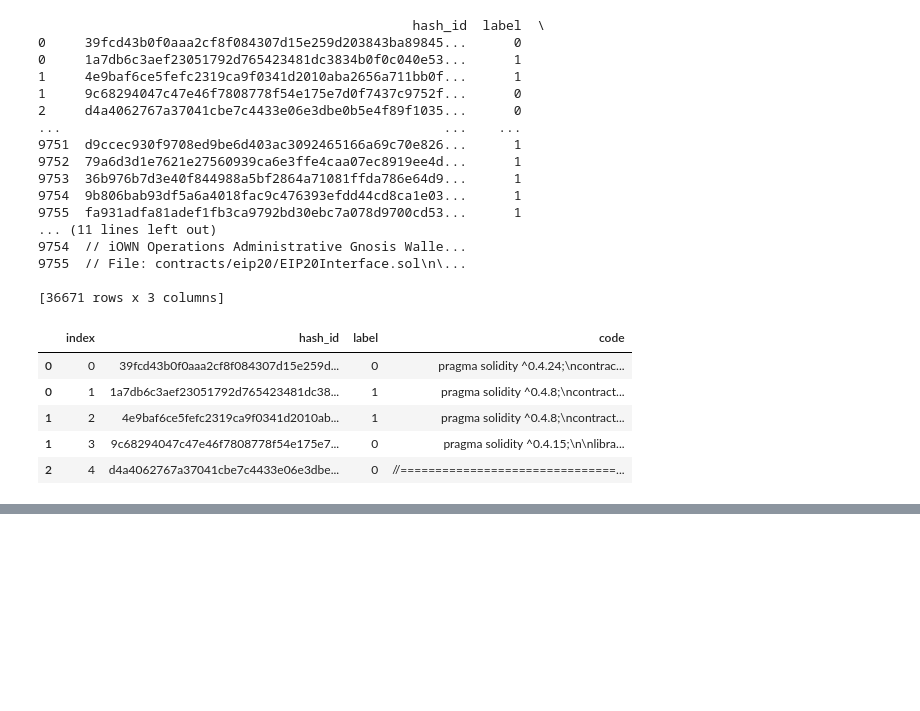
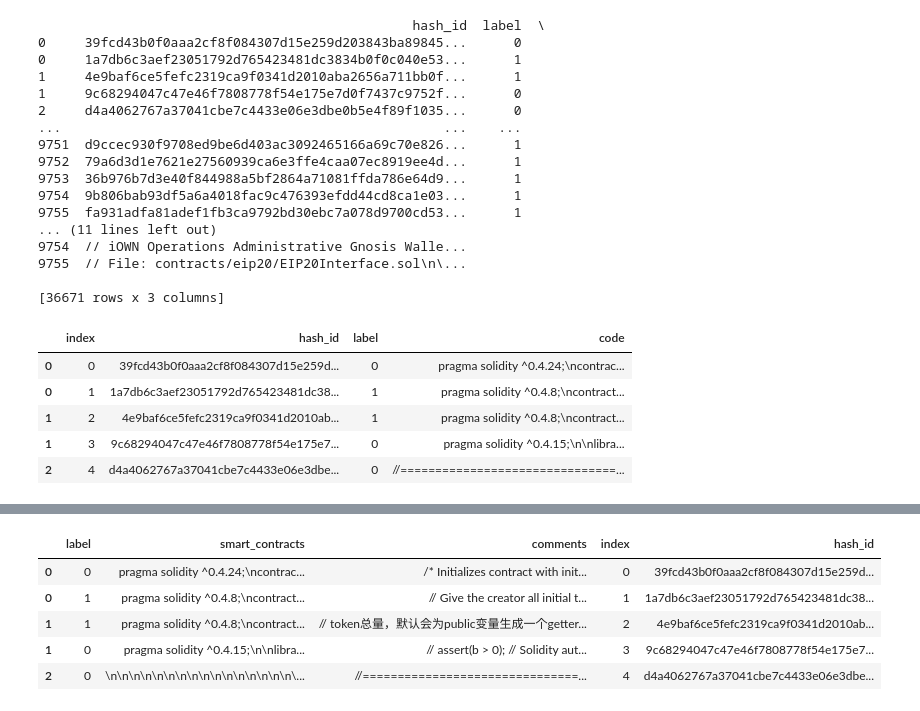
Before and after one commit to UGBOKE/codellama, a Jupyter notebook: Code smell project/dataset_preprocessing.ipynb, the cells around one changed output, grey strips where cells are left out. Drawn from its saved outputs; the diff is of its cells as text; code cells hidden in the pictures; blank space fills up the shorter version.

```diff
--- a/Code smell project/dataset_preprocessing.ipynb
+++ b/Code smell project/dataset_preprocessing.ipynb
@@ -145,3 +145,35 @@ df1.head()
 | 1 | 2 | 4e9baf6ce5fefc2319ca9f0341d2010ab... | 1 | pragma solidity ^0.4.8;\ncontract... |
 | 1 | 3 | 9c68294047c47e46f7808778f54e175e7... | 0 | pragma solidity ^0.4.15;\n\nlibra... |
 | 2 | 4 | d4a4062767a37041cbe7c4433e06e3dbe... | 0 | //===============================... |
+# %%
+import pandas as pd
+import re
+
+
+
+def extract_comments(code):
+    # Extract both single line and block comments
+    single_line_comments = re.findall(r'//.*', code)
+    block_comments = re.findall(r'/\*[^*]*\*+(?:[^/*][^*]*\*+)*/', code)
+    # Combine all comments into one list
+    all_comments = single_line_comments + block_comments
+    return ' '.join(all_comments)
+
+def remove_comments(code):
+    # Remove single line comments
+    code = re.sub(r'//.*', '', code)
+    # Remove block comments
+    code = re.sub(r'/\*[^*]*\*+(?:[^/*][^*]*\*+)*/', '', code)
+    return code
+
+
+
+# Extract comments and cleaned code
+df1['comments'] = df1['code'].apply(extract_comments)
+df1['smart_contracts'] = df1['code'].apply(remove_comments)
+
+# Create a new DataFrame df2 with desired columns
+df2 = df1[['label', 'smart_contracts', 'comments', 'index', 'hash_id']]
+
+# Show the new DataFrame
+print(df2.head())
@@ -147,0 +211,9 @@ df1.head()
+# %%
+df2.head()
+# %% [output]
+|  | label | smart_contracts | comments | index | hash_id |
+| 0 | 0 | pragma solidity ^0.4.24;\ncontrac... | /* Initializes contract with init... | 0 | 39fcd43b0f0aaa2cf8f084307d15e259d... |
+| 0 | 1 | pragma solidity ^0.4.8;\ncontract... | // Give the creator all initial t... | 1 | 1a7db6c3aef23051792d765423481dc38... |
+| 1 | 1 | pragma solidity ^0.4.8;\ncontract... | // token总量，默认会为public变量生成一个getter... | 2 | 4e9baf6ce5fefc2319ca9f0341d2010ab... |
+| 1 | 0 | pragma solidity ^0.4.15;\n\nlibra... | // assert(b > 0); // Solidity aut... | 3 | 9c68294047c47e46f7808778f54e175e7... |
+| 2 | 0 | \n\n\n\n\n\n\n\n\n\n\n\n\n\n\n\n\... | //===============================... | 4 | d4a4062767a37041cbe7c4433e06e3dbe... |
```
Also changed, not shown: parts of 1 cell of this notebook.
